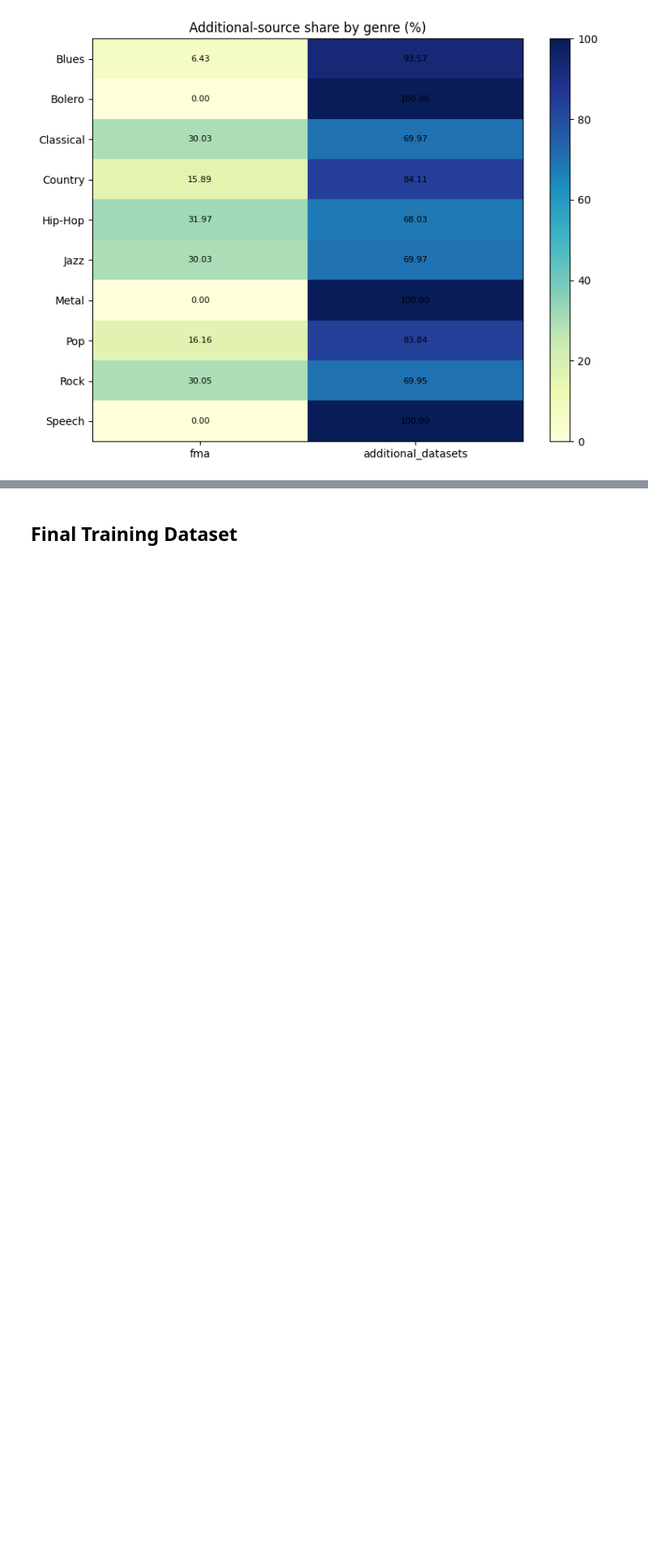
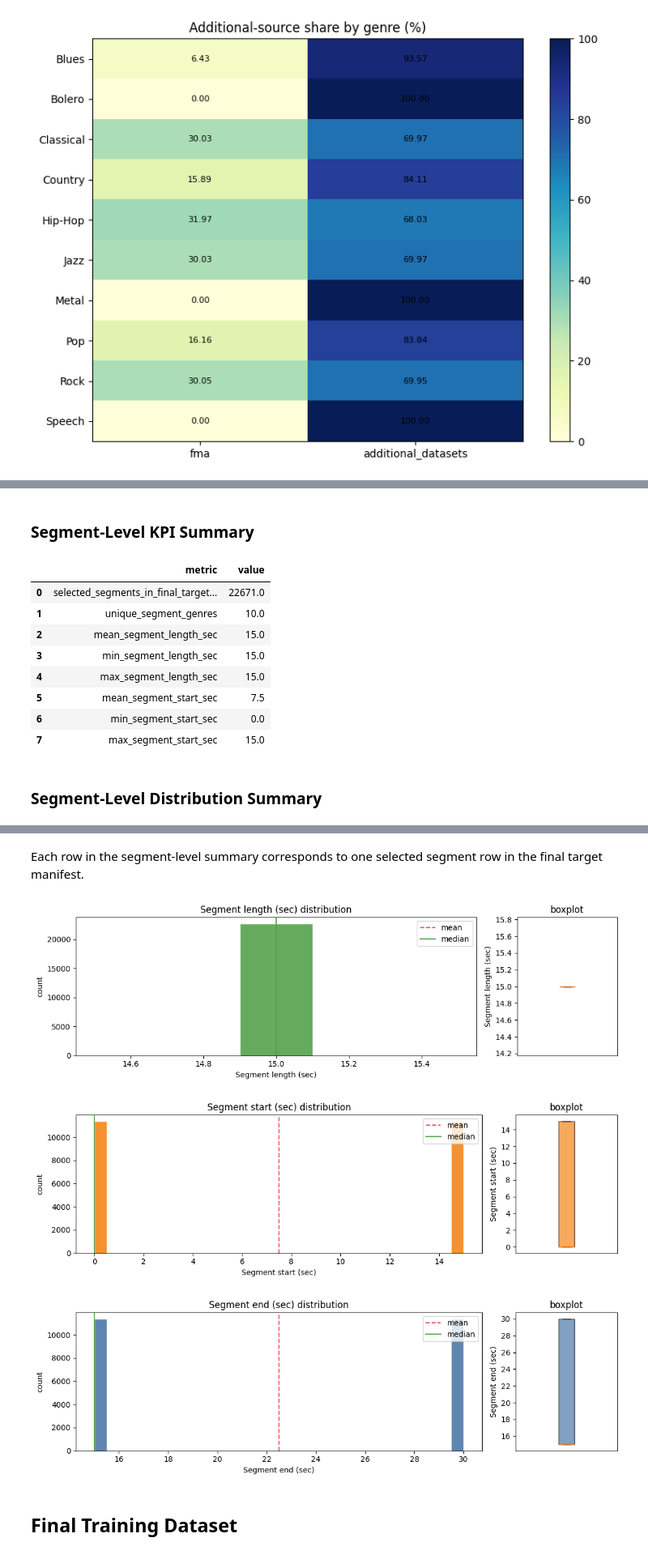
Before and after one commit to howienguyen/machine-learning-1, a Jupyter notebook: MelCNN-MGR/model_training/2_MelCNN_MGR_Manifest_LogMel_EDA_core.ipynb, the cells around one changed output, grey strips where cells are left out. Shown at 81% size. Cells and saved outputs as stored; diff of their text form; code cells hidden in the pictures; blank space fills up the shorter version.

```diff
--- a/MelCNN-MGR/model_training/2_MelCNN_MGR_Manifest_LogMel_EDA_core.ipynb
+++ b/MelCNN-MGR/model_training/2_MelCNN_MGR_Manifest_LogMel_EDA_core.ipynb
@@ -425,0 +436,53 @@ plot_distribution_pair(file_duration_unique_series, title='Source file duration
+# %%
+display(Markdown('## Segment-Level Distribution Summary'))
+
+segment_level_df = final_target_df.copy()
+
+if 'actual_duration_s' in segment_level_df.columns and 'duration_s' in segment_level_df.columns:
+    segment_level_df['source_file_duration_s'] = pd.to_numeric(segment_level_df['actual_duration_s'], errors='coerce').fillna(
+        pd.to_numeric(segment_level_df['duration_s'], errors='coerce')
+    )
+elif 'duration_s' in segment_level_df.columns:
+    segment_level_df['source_file_duration_s'] = pd.to_numeric(segment_level_df['duration_s'], errors='coerce')
+else:
+    segment_level_df['source_file_duration_s'] = np.nan
+
+segment_start_series = prepare_numeric_series(segment_level_df['segment_start_sec']) if 'segment_start_sec' in segment_level_df.columns else pd.Series(dtype=float)
+segment_end_series = prepare_numeric_series(segment_level_df['segment_end_sec']) if 'segment_end_sec' in segment_level_df.columns else pd.Series(dtype=float)
+segment_index_series = prepare_numeric_series(segment_level_df['segment_index']) if 'segment_index' in segment_level_df.columns else pd.Series(dtype=float)
+segment_length_series = prepare_numeric_series(
+    segment_level_df['sample_length_sec'] if 'sample_length_sec' in segment_level_df.columns else pd.Series(dtype=float)
+ )
+segment_source_duration_series = prepare_numeric_series(segment_level_df['source_file_duration_s'])
+segments_per_genre_series = prepare_numeric_series(segment_level_df['genre_top'].value_counts()) if 'genre_top' in segment_level_df.columns else pd.Series(dtype=float)
+
+segment_level_kpis = pd.DataFrame([
+    {'metric': 'selected_segments_in_final_target_manifest', 'value': int(len(segment_level_df))},
+    {'metric': 'unique_segment_genres', 'value': int(segment_level_df['genre_top'].nunique()) if 'genre_top' in segment_level_df.columns else np.nan},
+    {'metric': 'mean_segment_length_sec', 'value': round(float(segment_length_series.mean()), 2) if not segment_length_series.empty else np.nan},
+    {'metric': 'min_segment_length_sec', 'value': round(float(segment_length_series.min()), 2) if not segment_length_series.empty else np.nan},
+    {'metric': 'max_segment_length_sec', 'value': round(float(segment_length_series.max()), 2) if not segment_length_series.empty else np.nan},
+    {'metric': 'mean_segment_start_sec', 'value': round(float(segment_start_series.mean()), 2) if not segment_start_series.empty else np.nan},
+    {'metric': 'min_segment_start_sec', 'value': round(float(segment_start_series.min()), 2) if not segment_start_series.empty else np.nan},
+    {'metric': 'max_segment_start_sec', 'value': round(float(segment_start_series.max()), 2) if not segment_start_series.empty else np.nan},
+])
+
+segment_distribution_summary = pd.DataFrame([
+    summarize_numeric_distribution('segment_length_sec', segment_length_series),
+    summarize_numeric_distribution('segment_start_sec', segment_start_series),
+    summarize_numeric_distribution('segment_end_sec', segment_end_series),
+    summarize_numeric_distribution('segment_index', segment_index_series),
+    summarize_numeric_distribution('source_file_duration_attached_to_segments_sec', segment_source_duration_series),
+    summarize_numeric_distribution('segments_per_genre', segments_per_genre_series),
+])
+
+display(Markdown('### Segment-Level KPI Summary'))
+display(segment_level_kpis)
+display(Markdown('### Segment-Level Distribution Summary'))
+display(segment_distribution_summary)
+display(Markdown('Each row in the segment-level summary corresponds to one selected segment row in the final target manifest.'))
+
+plot_distribution_pair(segment_length_series, title='Segment length (sec)', bins=min(20, max(5, int(segment_length_series.nunique()))) if not segment_length_series.empty else 10, color='#54A24B')
+plot_distribution_pair(segment_start_series, title='Segment start (sec)', bins=30, color='#F58518')
+plot_distribution_pair(segment_end_series, title='Segment end (sec)', bins=30, color='#4C78A8')
+# %% [output]
@@ -425,0 +490,11 @@ plot_distribution_pair(file_duration_unique_series, title='Source file duration
+### Segment-Level KPI Summary
+|  | metric | value |
+| 0 | selected_segments_in_final_target... | 22671.0 |
+| 1 | unique_segment_genres | 10.0 |
+| 2 | mean_segment_length_sec | 15.0 |
+| 3 | min_segment_length_sec | 15.0 |
+| 4 | max_segment_length_sec | 15.0 |
+| 5 | mean_segment_start_sec | 7.5 |
+| 6 | min_segment_start_sec | 0.0 |
+| 7 | max_segment_start_sec | 15.0 |
+### Segment-Level Distribution Summary
@@ -426,3 +508,7 @@ plot_distribution_pair(file_duration_unique_series, title='Source file duration
+Each row in the segment-level summary corresponds to one selected segment row in the final target manifest.
+[figure, added]
+[figure, added]
+[figure, added]
 # %%
 display(Markdown('## Final Training Dataset'))
 
```
Also changed, not shown: parts of 2 cells of this notebook, 4 other files.
